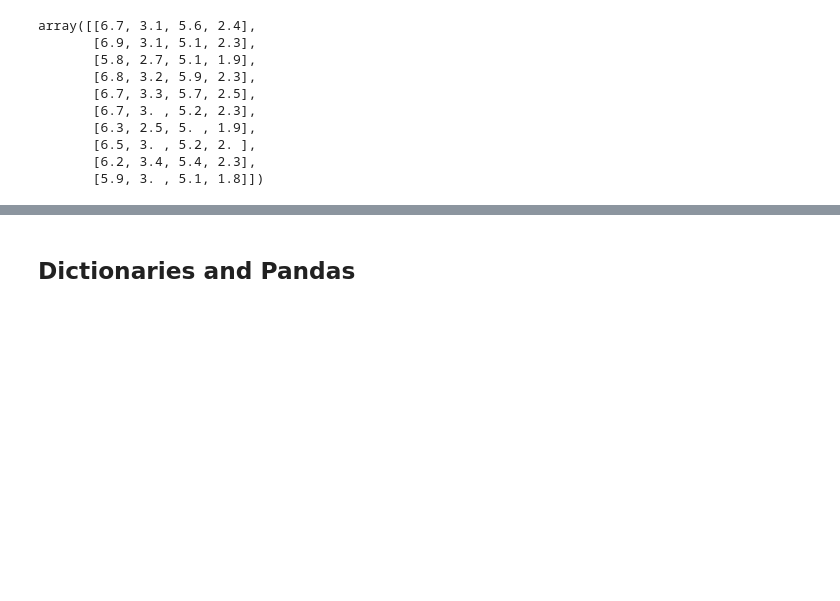
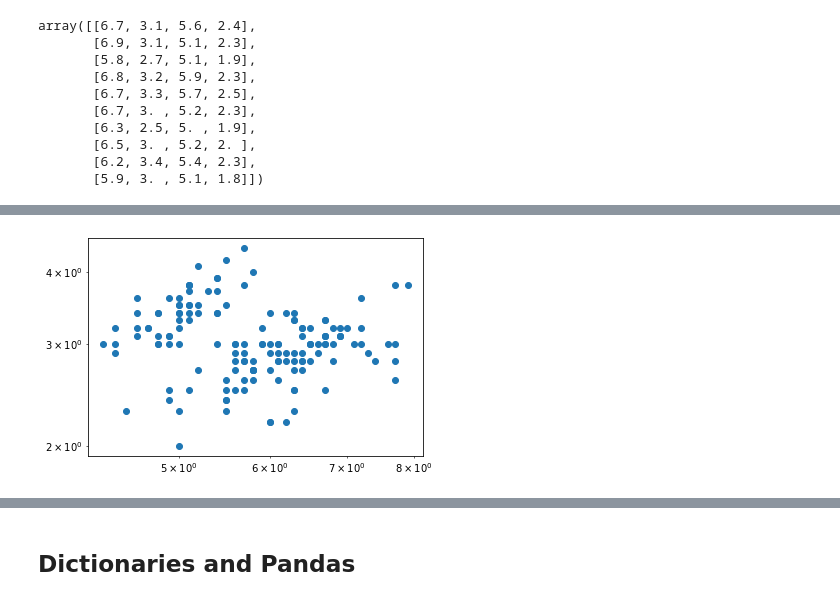
Before and after one commit to felixm3/coursework-workshops-bootcamps-lectures-etc, a Jupyter notebook: dcamp/P/220507_Intermediate Python.ipynb, the cells around one changed output, grey strips where cells are left out. Saved outputs shown, nothing was run; the diff lists cells and outputs as text; code cells hidden in the pictures; blank space fills up the shorter version.

```diff
--- a/dcamp/P/220507_Intermediate Python.ipynb
+++ b/dcamp/P/220507_Intermediate Python.ipynb
@@ -105,0 +118,15 @@ array([[6.7, 3.1, 5.6, 2.4],
+# %%
+# scatterplot with both axes on log scale
+
+import matplotlib.pyplot as plt
+from sklearn import datasets
+
+iris_data = datasets.load_iris().data
+
+plt.scatter(iris_data[:, 0], iris_data[:, 1])
+plt.xscale('log')
+plt.yscale('log')
+
+plt.show()
+# %% [output]
+[figure, added]
```
Also changed, not shown: parts of 10 cells of this notebook.
